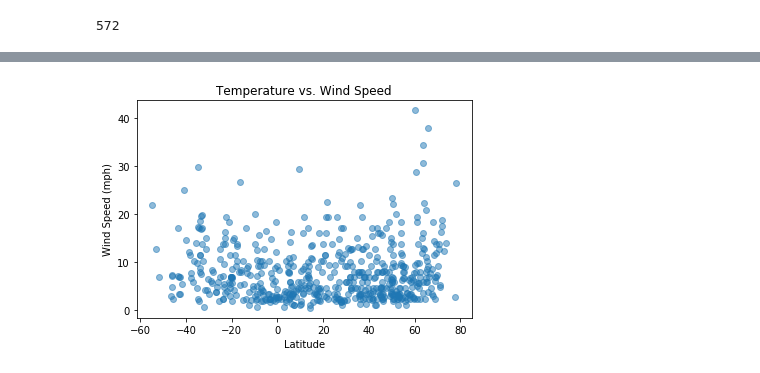
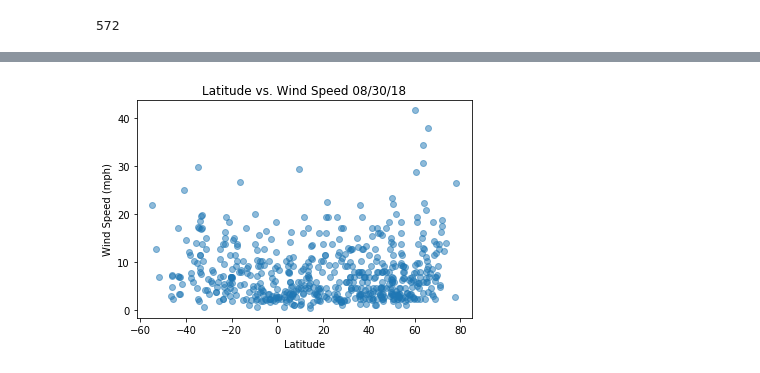
Before and after one commit to disco-nap/WeatherPy, a Jupyter notebook: WeatherPy.ipynb, the cells around one changed output, grey strips where cells are left out. Saved outputs shown, nothing was run; the diff lists cells and outputs as text; code cells hidden in the pictures.

```diff
--- a/WeatherPy.ipynb
+++ b/WeatherPy.ipynb
@@ -196,13 +212,13 @@ plt.show()
 # %%
 plt.scatter(city_weather["Latitude"],city_weather["Wind Speed (mph)"], alpha = 0.5)
 
-plt.title("Temperature vs. Wind Speed")
+plt.title(f'Latitude vs. Wind Speed {date}')
 plt.xlabel("Latitude")
 plt.ylabel("Wind Speed (mph)")
 
 
 
 plt.savefig("Wind.png")
 plt.show()
 # %% [output]
-[figure, old version]
+[figure, new version]
```
Also changed, not shown: parts of 7 cells of this notebook, 1 other file.
